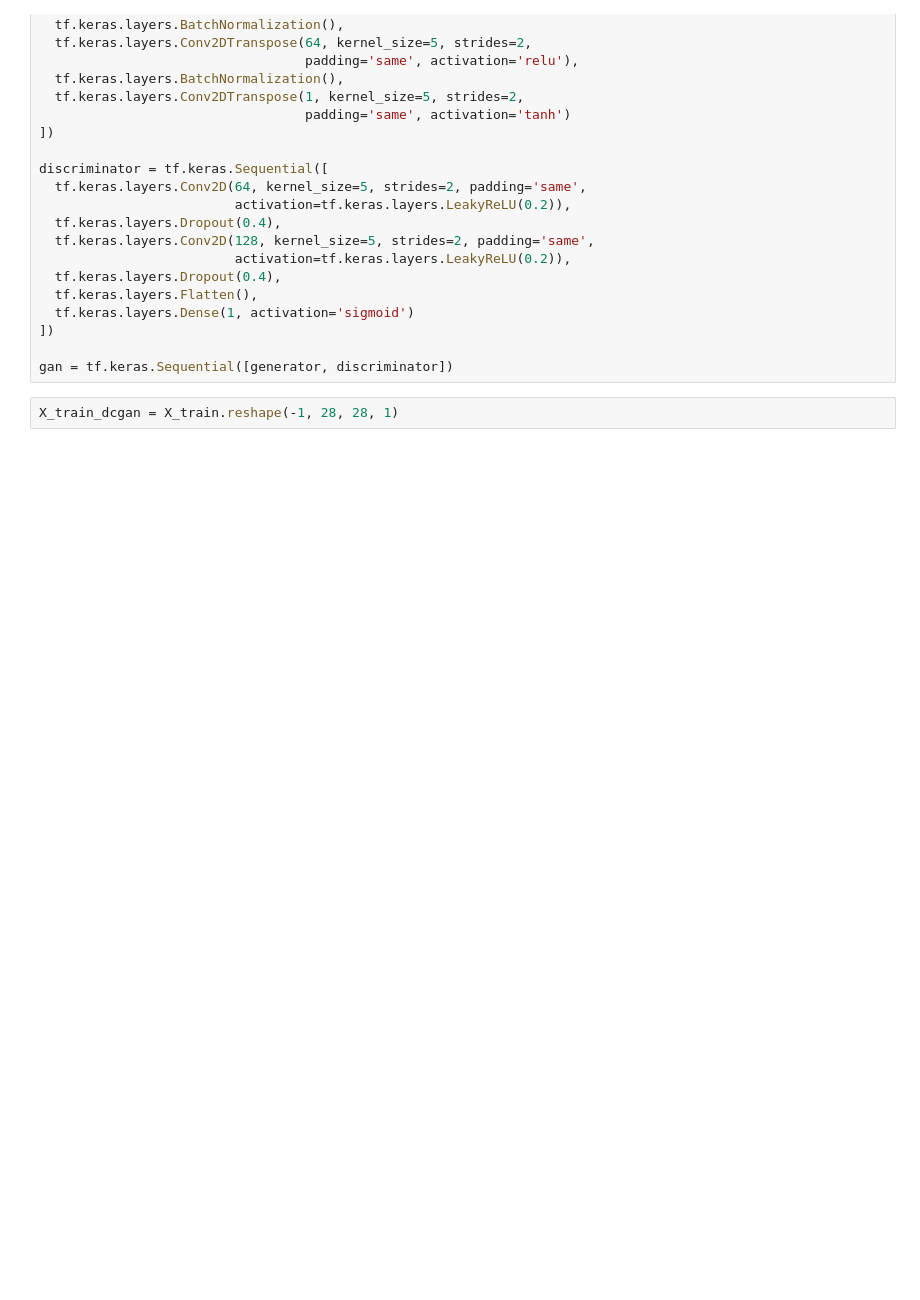
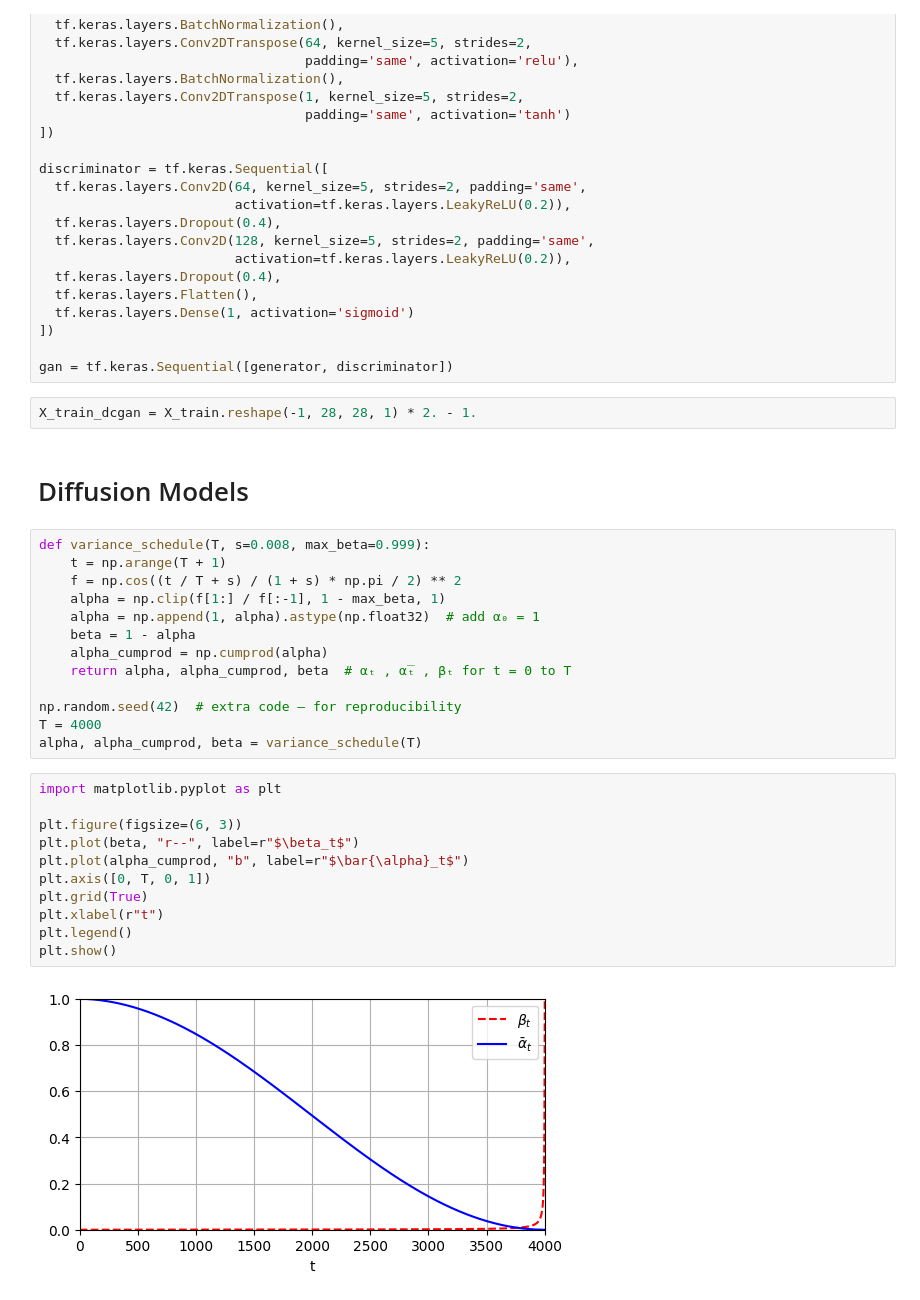
Before and after one commit to databyhuseyn/DeepLearning, a Jupyter notebook: autoencoders_gans_and_diffusion_models.ipynb, the cells around one changed output. Drawn from its saved outputs; the diff is of its cells as text; blank space fills up the shorter version.

```diff
--- a/autoencoders_gans_and_diffusion_models.ipynb
+++ b/autoencoders_gans_and_diffusion_models.ipynb
@@ -778,4 +776,32 @@ discriminator = tf.keras.Sequential([
 
 gan = tf.keras.Sequential([generator, discriminator])
 # %%
-X_train_dcgan = X_train.reshape(-1, 28, 28, 1)
+X_train_dcgan = X_train.reshape(-1, 28, 28, 1) * 2. - 1.
+# %% [markdown]
+# Diffusion Models
+# %%
+def variance_schedule(T, s=0.008, max_beta=0.999):
+    t = np.arange(T + 1)
+    f = np.cos((t / T + s) / (1 + s) * np.pi / 2) ** 2
+    alpha = np.clip(f[1:] / f[:-1], 1 - max_beta, 1)
+    alpha = np.append(1, alpha).astype(np.float32)  # add α₀ = 1
+    beta = 1 - alpha
+    alpha_cumprod = np.cumprod(alpha)
+    return alpha, alpha_cumprod, beta  # αₜ , α̅ₜ , βₜ for t = 0 to T
+
+np.random.seed(42)  # extra code – for reproducibility
+T = 4000
+alpha, alpha_cumprod, beta = variance_schedule(T)
+# %%
+import matplotlib.pyplot as plt
+
+plt.figure(figsize=(6, 3))
+plt.plot(beta, "r--", label=r"$\beta_t$")
+plt.plot(alpha_cumprod, "b", label=r"$\bar{\alpha}_t$")
+plt.axis([0, T, 0, 1])
+plt.grid(True)
+plt.xlabel(r"t")
+plt.legend()
+plt.show()
+# %% [output]
+[figure, added]
```
Also changed, not shown: parts of 37 cells of this notebook.
